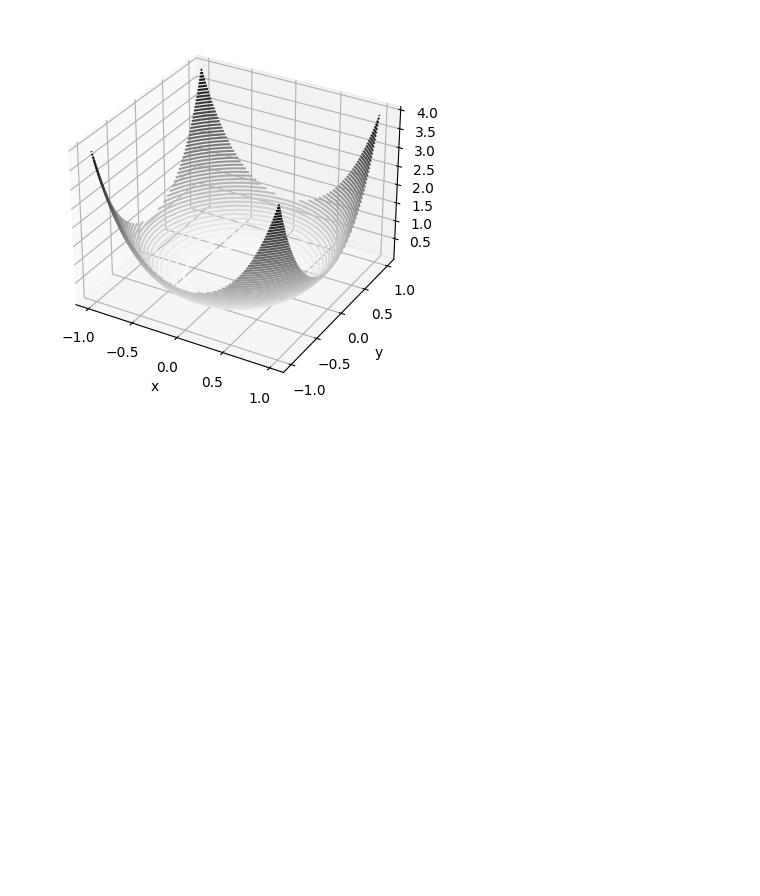
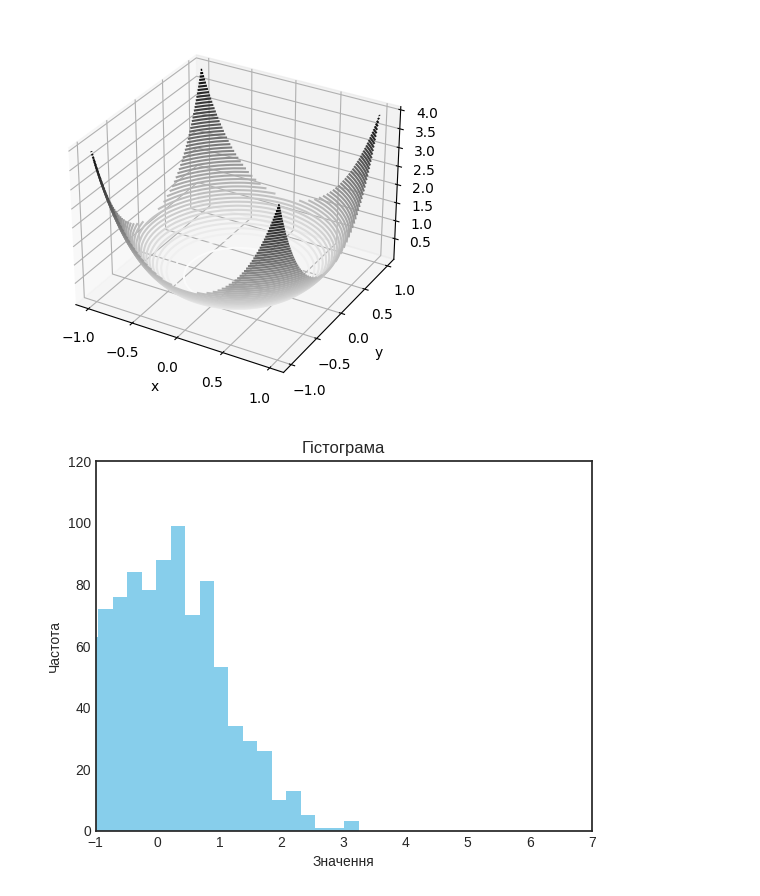
Before and after one commit to AnnaLesyk/ML, a Jupyter notebook: lab_1.ipynb, the cells around one changed output. Saved outputs shown, nothing was run; the diff lists cells and outputs as text; code cells hidden in the pictures; blank space fills up the shorter version.

```diff
--- a/lab_1.ipynb
+++ b/lab_1.ipynb
@@ -107,3 +109,18 @@ ax.set_zlabel('z')
 plt.show()
 # %% [output]
 [figure]
+# %%
+%matplotlib inline
+import numpy as np
+import matplotlib.pyplot as plt
+
+data = np.random.randn(1000)
+plt.hist(data, bins=25, color='skyblue')
+plt.xlabel('Значення')
+plt.ylabel('Частота')
+plt.title('Гістограма')
+plt.xlim(-1, 7)
+plt.ylim(0, 120)  # Задаємо межі по осі X
+plt.show()
+# %% [output]
+[figure, added]
```
Also changed, not shown: parts of 1 cell of this notebook.
